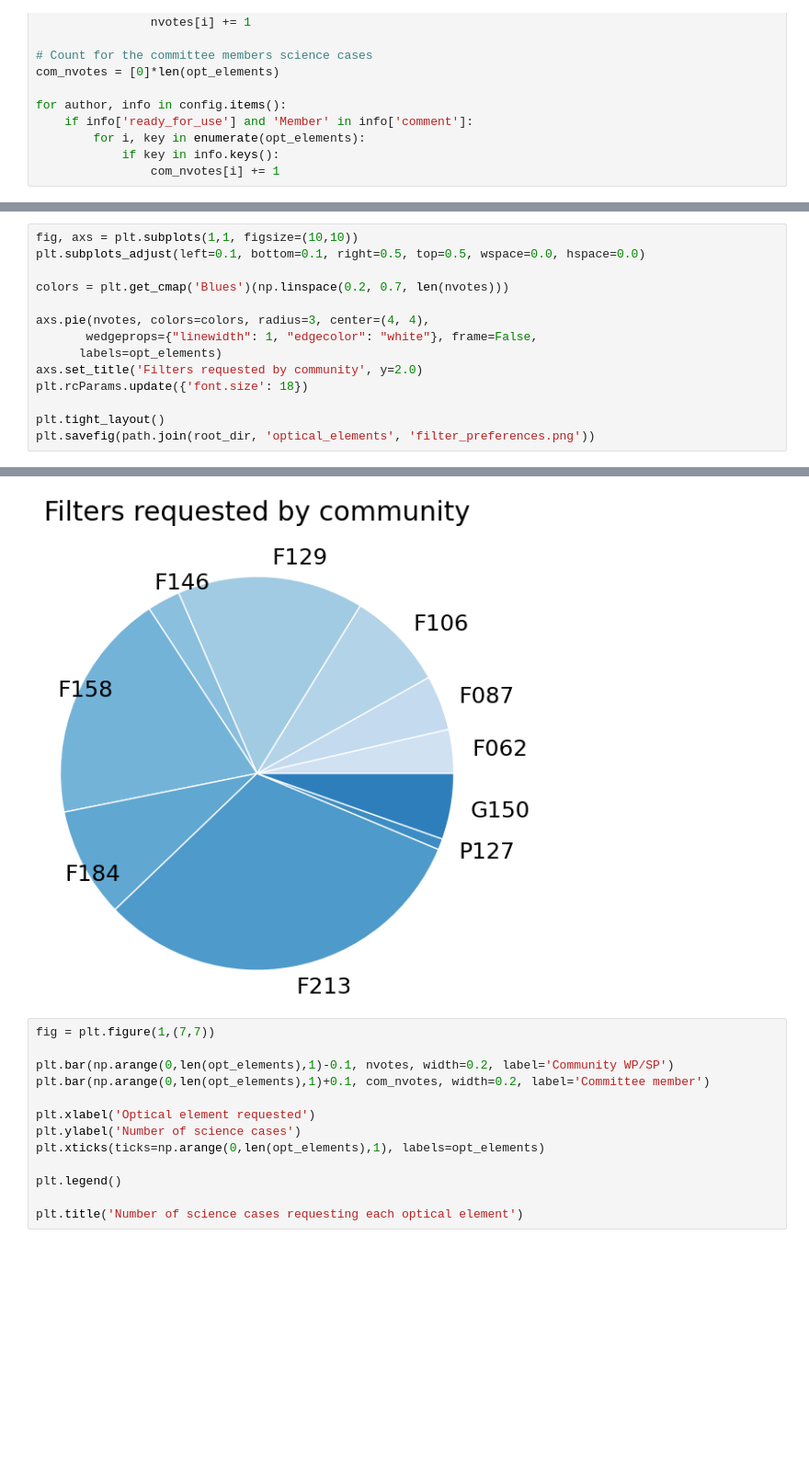
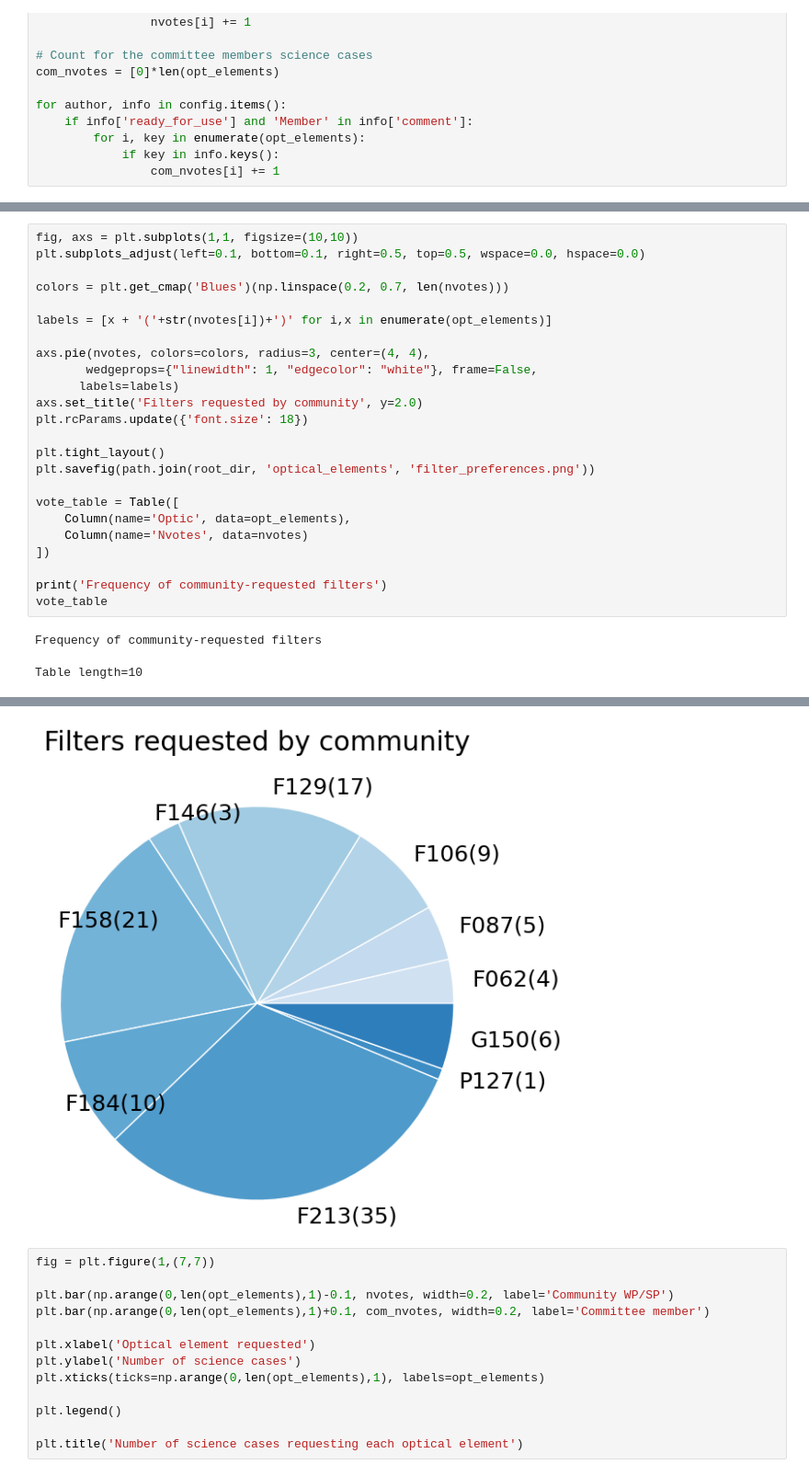
Before and after one commit to rachel3834/rgps, a Jupyter notebook: notebooks/science_cases_per_filter.ipynb, the cells around one changed output, grey strips where cells are left out. Shown at 92% size. Saved outputs shown, nothing was run; the diff lists cells and outputs as text; blank space fills up the shorter version.

```diff
--- a/notebooks/science_cases_per_filter.ipynb
+++ b/notebooks/science_cases_per_filter.ipynb
@@ -137,12 +138,24 @@ plt.subplots_adjust(left=0.1, bottom=0.1, right=0.5, top=0.5, wspace=0.0, hspace
 
 colors = plt.get_cmap('Blues')(np.linspace(0.2, 0.7, len(nvotes)))
 
+labels = [x + '('+str(nvotes[i])+')' for i,x in enumerate(opt_elements)]
+
 axs.pie(nvotes, colors=colors, radius=3, center=(4, 4),
        wedgeprops={"linewidth": 1, "edgecolor": "white"}, frame=False,
-      labels=opt_elements)
+      labels=labels)
 axs.set_title('Filters requested by community', y=2.0)
 plt.rcParams.update({'font.size': 18})
 
 plt.tight_layout()
 plt.savefig(path.join(root_dir, 'optical_elements', 'filter_preferences.png'))
+
+vote_table = Table([
+    Column(name='Optic', data=opt_elements),
+    Column(name='Nvotes', data=nvotes)
+])
+
+print('Frequency of community-requested filters')
+vote_table
 # %% [output]
+Frequency of community-requested filters
+Table length=10
@@ -149,4 +174,4 @@ plt.savefig(path.join(root_dir, 'optical_elements', 'filter_preferences.png'))
-[figure, old version]
+[figure, new version]
 # %%
 fig = plt.figure(1,(7,7))
 
```
Also changed, not shown: parts of 13 cells of this notebook, 2 other files.
